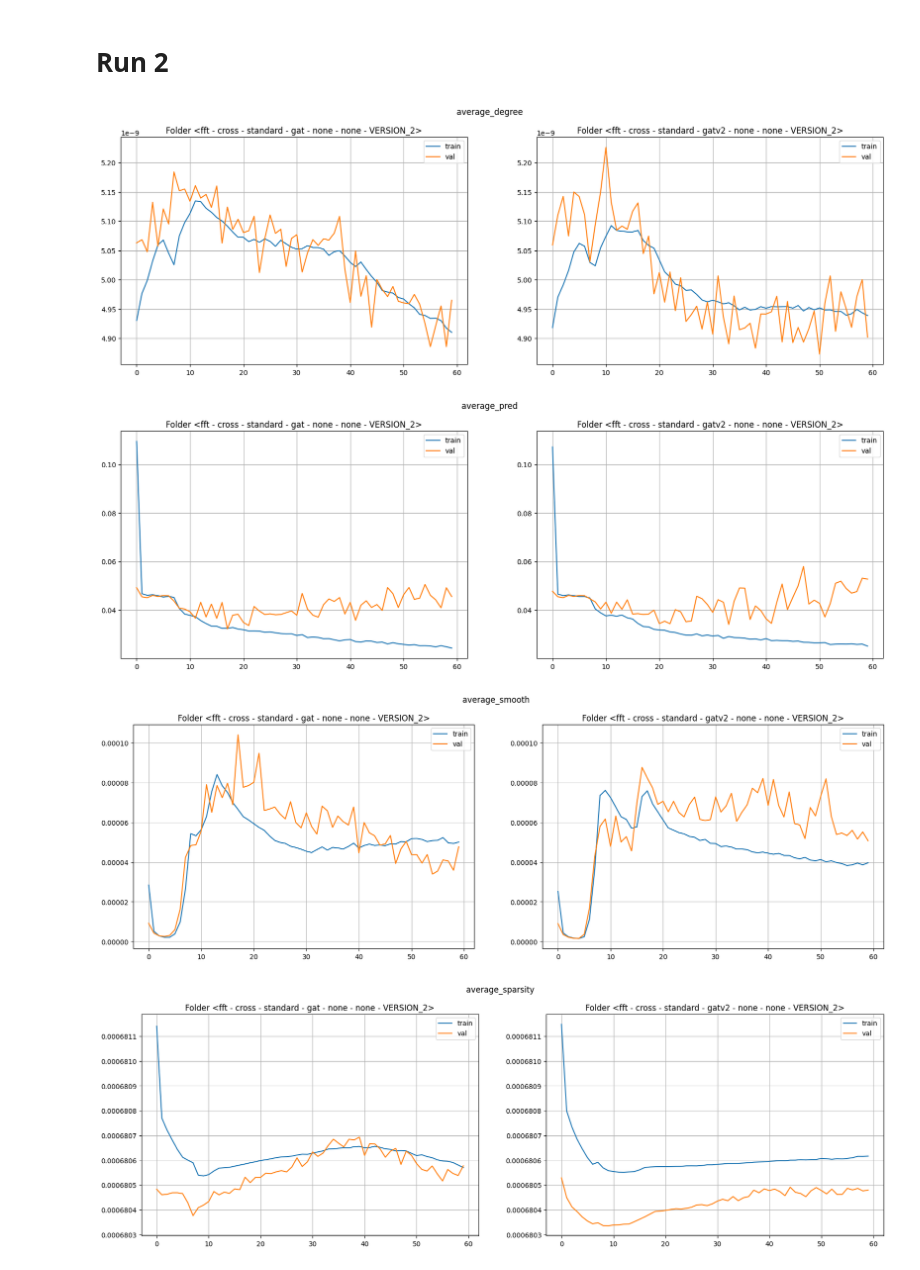
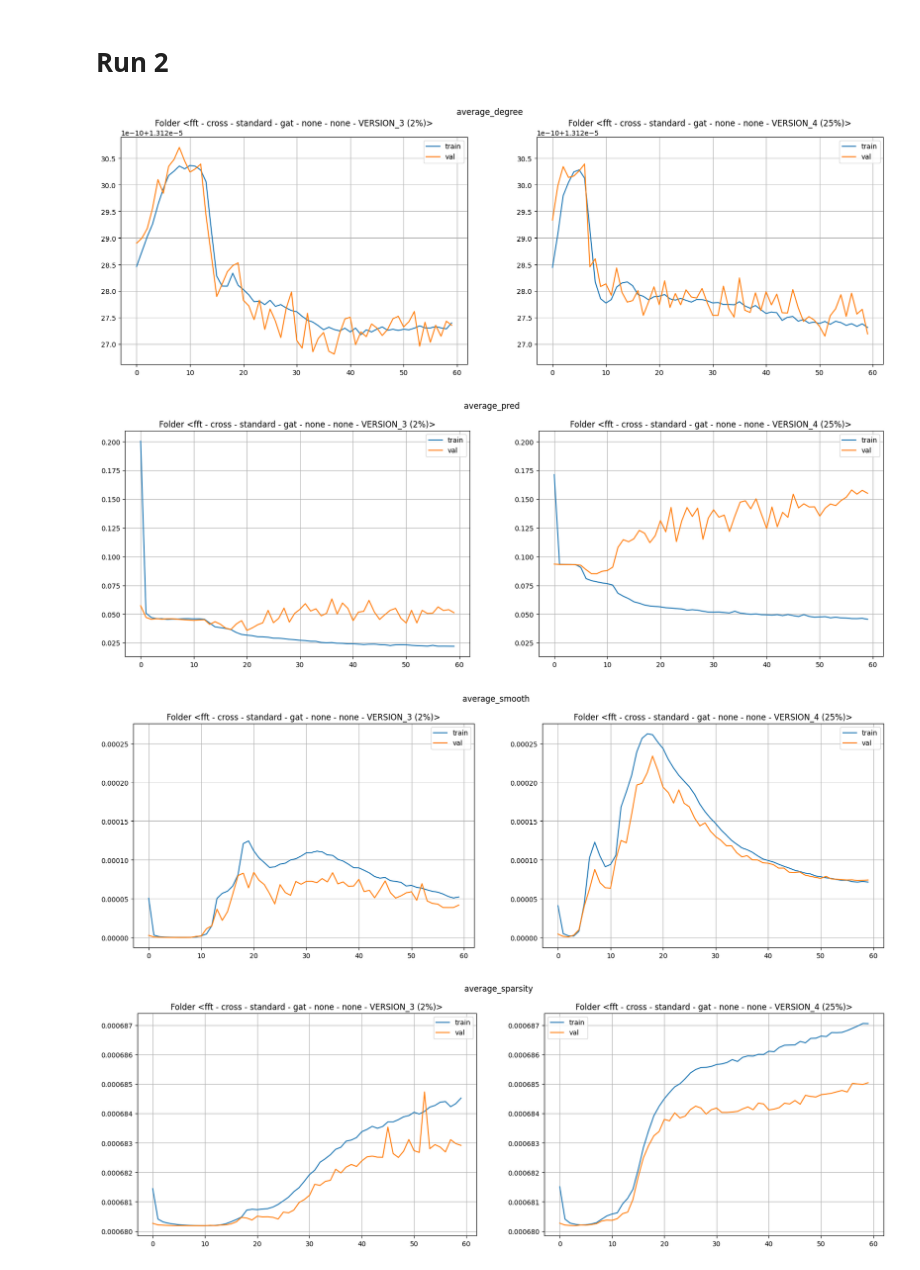
Before and after one commit to mranauro2/Seizure, a Jupyter notebook: utils/plot_comparison.ipynb, the cells around one changed output. Saved outputs shown, nothing was run; the diff lists cells and outputs as text; code cells hidden in the pictures.

```diff
--- a/utils/plot_comparison.ipynb
+++ b/utils/plot_comparison.ipynb
@@ -150,22 +150,22 @@ def plot_multiple(folder_1:str, folder_2:str, show:str, marker:bool, start_check
             )
             axes[plot_idx].tick_params(labelleft=True)
 # %%
-folder_1= "../metrics/fft - cross - standard - gat - none - none - VERSION_2/"
-folder_2= "../metrics/fft - cross - standard - gatv2 - none - none - VERSION_2/"
+folder_1= "../metrics/fft - cross - standard - gat - none - none - VERSION_3 (2%)/"
+folder_2= "../metrics/fft - cross - standard - gat - none - none - VERSION_4 (25%)/"
 
 plot_multiple(
     folder_1=folder_1,
     folder_2=folder_2,
     show="none",
     marker=False,
     start_check=0,
     use_same_len=False,
     higher_is_better= 5*[False] + 8*[True],
     best_k=3,
     files_verbose=False
 )
 # %% [output]
-[figure, old version]
+[figure, new version]
-[figure, old version]
+[figure, new version]
-[figure, old version]
+[figure, new version]
-[figure, old version]
+[figure, new version]
```
Also changed, not shown: parts of 1 cell of this notebook, 6 other files.
